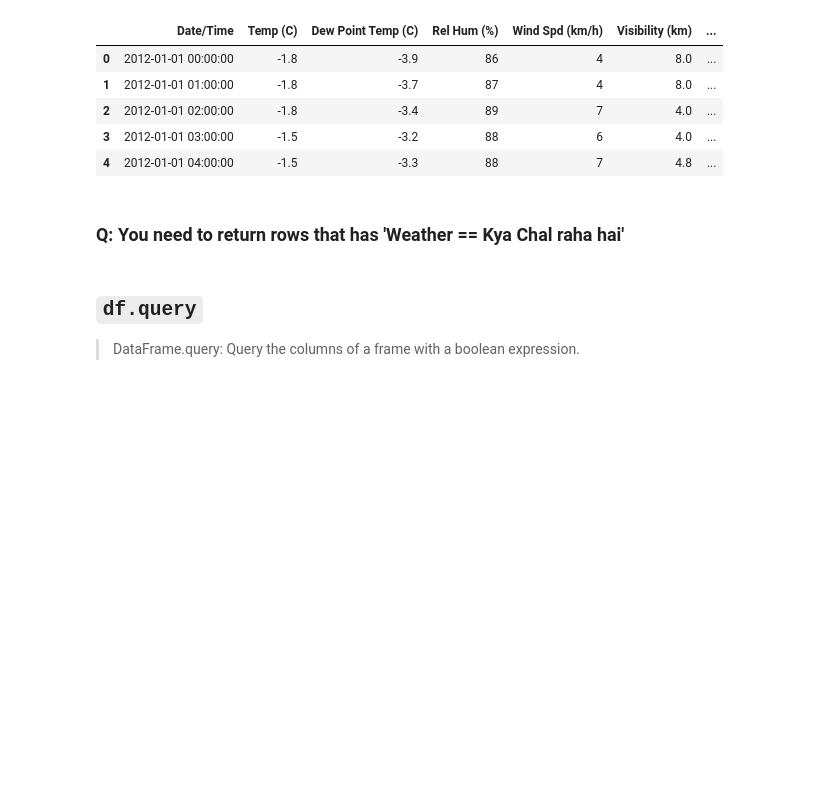
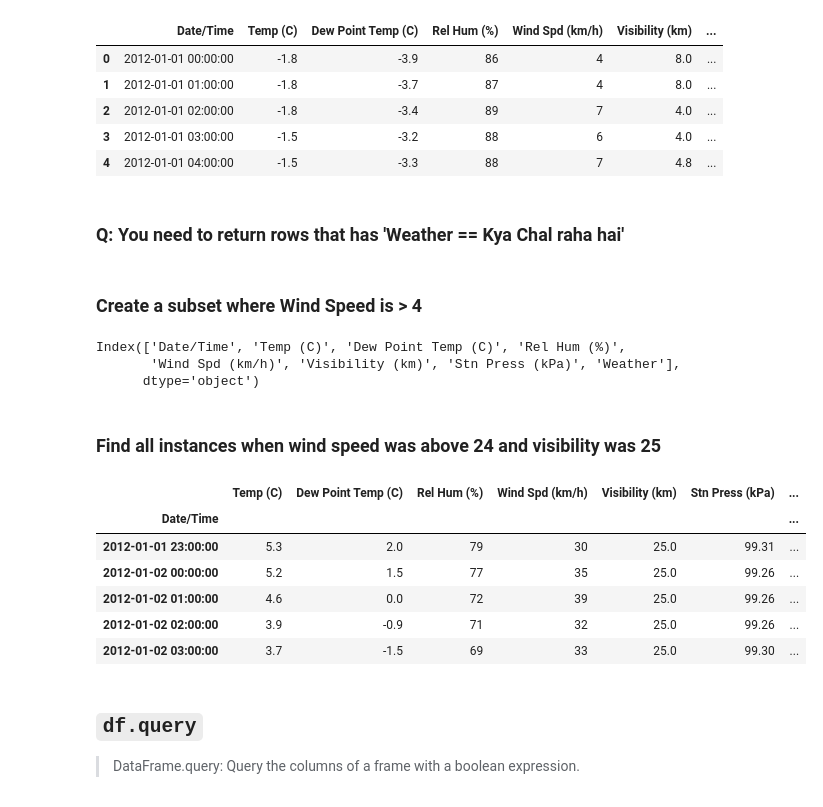
Before and after one commit to pratos/python4ds, a Jupyter notebook: notebooks/Pandas Snippets.ipynb, the cells around one changed output. Saved outputs shown, nothing was run; the diff lists cells and outputs as text; code cells hidden in the pictures; blank space fills up the shorter version.

```diff
--- a/notebooks/Pandas Snippets.ipynb
+++ b/notebooks/Pandas Snippets.ipynb
@@ -81,3 +124,11 @@ weather_df.head()
 | 4 | 2012-01-01 04:00:00 | -1.5 | -3.3 | 88 | 7 | 4.8 | ... |
 # %% [markdown]
 ### Q: You need to return rows that has 'Weather == Kya Chal raha hai'
+# %% [markdown]
+### Create a subset where Wind Speed is > 4
+# %%
+weather_df.columns
+# %% [output]
+Index(['Date/Time', 'Temp (C)', 'Dew Point Temp (C)', 'Rel Hum (%)',
+       'Wind Spd (km/h)', 'Visibility (km)', 'Stn Press (kPa)', 'Weather'],
+      dtype='object')
@@ -84,3 +137,16 @@ weather_df.head()
+# %% [markdown]
+### Find all instances when wind speed was above 24 and visibility was 25
+# %%
+df = weather_df2[(weather_df2['Wind Spd (km/h)'] > 24) & (weather_df2['Visibility (km)']== 25)]
+df.head()
+# %% [output]
+|  | Temp (C) | Dew Point Temp (C) | Rel Hum (%) | Wind Spd (km/h) | Visibility (km) | Stn Press (kPa) | ... |
+| Date/Time |  |  |  |  |  |  | ... |
+| 2012-01-01 23:00:00 | 5.3 | 2.0 | 79 | 30 | 25.0 | 99.31 | ... |
+| 2012-01-02 00:00:00 | 5.2 | 1.5 | 77 | 35 | 25.0 | 99.26 | ... |
+| 2012-01-02 01:00:00 | 4.6 | 0.0 | 72 | 39 | 25.0 | 99.26 | ... |
+| 2012-01-02 02:00:00 | 3.9 | -0.9 | 71 | 32 | 25.0 | 99.26 | ... |
+| 2012-01-02 03:00:00 | 3.7 | -1.5 | 69 | 33 | 25.0 | 99.30 | ... |
 # %% [markdown]
 ## `df.query`
 
```
Also changed, not shown: parts of 42 cells of this notebook, 2 other files.
